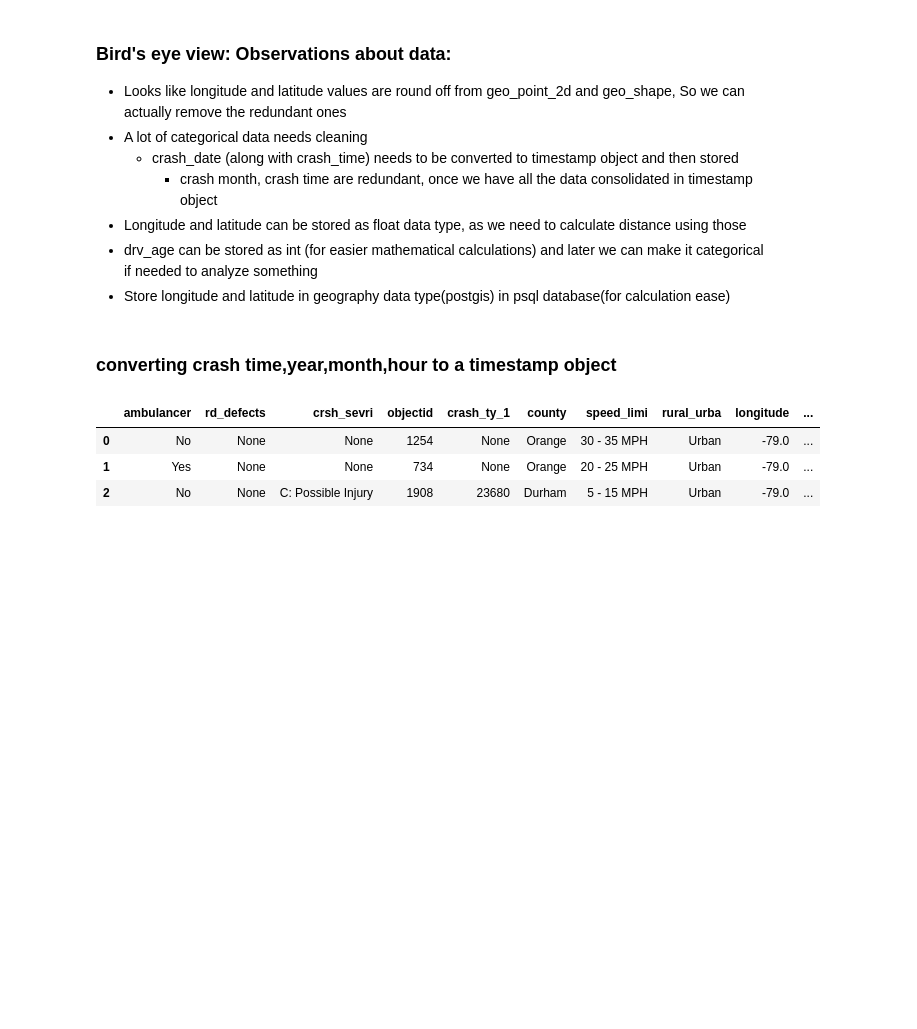
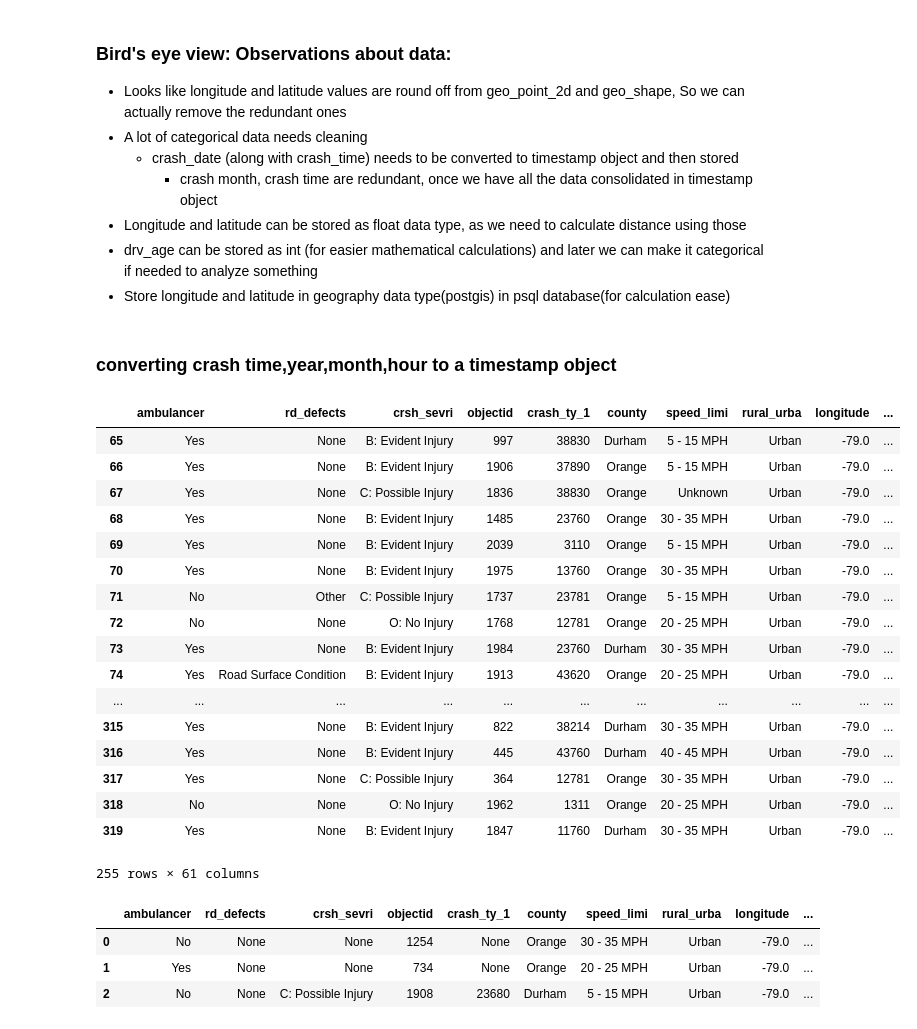
Before and after one commit to pat-123/traffic_crash, a Jupyter notebook: notebooks/traffic_crash_.ipynb, the cells around one changed output. Cells and saved outputs as stored; diff of their text form; code cells hidden in the pictures; blank space fills up the shorter version.

```diff
--- a/notebooks/traffic_crash_.ipynb
+++ b/notebooks/traffic_crash_.ipynb
@@ -97,6 +97,29 @@ for index,row in enumerate(data):
     #print(hour_,min_)
     data.loc[index,'crash_timestamp'] = pd.Timestamp(year=year_,month=month_,day = day_,hour=hour_,minute=min_)
 data = data.drop(['crash_year','crash_date','crash_date','crash_hour','crash_time'],axis=1)
+# %%
+data.loc[data.crash_timestamp=='','crash_timestamp'] = 'EPOCH'
+# %%
+data[data.crash_timestamp=='EPOCH']
+# %% [output]
+|  | ambulancer | rd_defects | crsh_sevri | objectid | crash_ty_1 | county | speed_limi | rural_urba | longitude | ... |
+| 65 | Yes | None | B: Evident Injury | 997 | 38830 | Durham | 5 - 15 MPH | Urban | -79.0 | ... |
+| 66 | Yes | None | B: Evident Injury | 1906 | 37890 | Orange | 5 - 15 MPH | Urban | -79.0 | ... |
+| 67 | Yes | None | C: Possible Injury | 1836 | 38830 | Orange | Unknown | Urban | -79.0 | ... |
+| 68 | Yes | None | B: Evident Injury | 1485 | 23760 | Orange | 30 - 35 MPH | Urban | -79.0 | ... |
+| 69 | Yes | None | B: Evident Injury | 2039 | 3110 | Orange | 5 - 15 MPH | Urban | -79.0 | ... |
+| 70 | Yes | None | B: Evident Injury | 1975 | 13760 | Orange | 30 - 35 MPH | Urban | -79.0 | ... |
+| 71 | No | Other | C: Possible Injury | 1737 | 23781 | Orange | 5 - 15 MPH | Urban | -79.0 | ... |
+| 72 | No | None | O: No Injury | 1768 | 12781 | Orange | 20 - 25 MPH | Urban | -79.0 | ... |
+| 73 | Yes | None | B: Evident Injury | 1984 | 23760 | Durham | 30 - 35 MPH | Urban | -79.0 | ... |
+| 74 | Yes | Road Surface Condition | B: Evident Injury | 1913 | 43620 | Orange | 20 - 25 MPH | Urban | -79.0 | ... |
+| ... | ... | ... | ... | ... | ... | ... | ... | ... | ... | ... |
+| 315 | Yes | None | B: Evident Injury | 822 | 38214 | Durham | 30 - 35 MPH | Urban | -79.0 | ... |
+| 316 | Yes | None | B: Evident Injury | 445 | 43760 | Durham | 40 - 45 MPH | Urban | -79.0 | ... |
+| 317 | Yes | None | C: Possible Injury | 364 | 12781 | Orange | 30 - 35 MPH | Urban | -79.0 | ... |
+| 318 | No | None | O: No Injury | 1962 | 1311 | Orange | 20 - 25 MPH | Urban | -79.0 | ... |
+| 319 | Yes | None | B: Evident Injury | 1847 | 11760 | Durham | 30 - 35 MPH | Urban | -79.0 | ... |
+255 rows × 61 columns
 # %%
 data.head(3)
 # %% [output]
```
Also changed, not shown: parts of 15 cells of this notebook, 1 other file.
